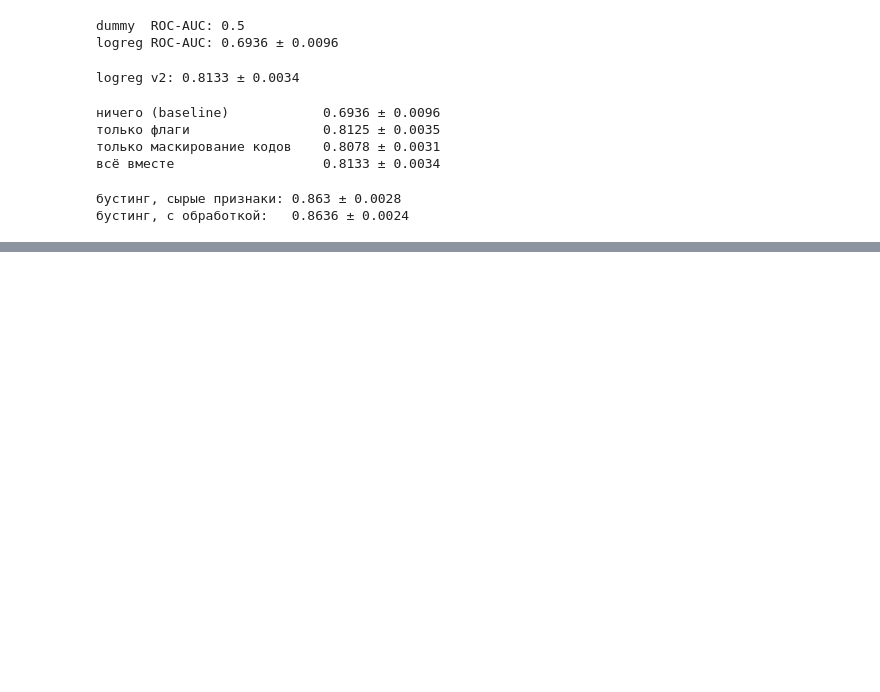
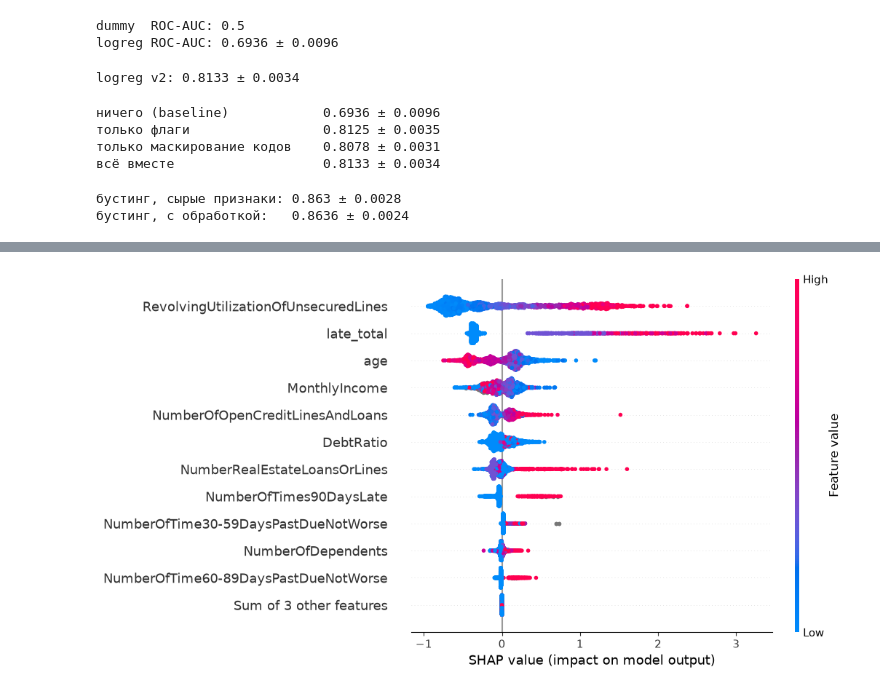
Before and after one commit to nikrasavin/credit-default-risk, a Jupyter notebook: notebooks/01.ipynb, the cells around one changed output, grey strips where cells are left out. Drawn from its saved outputs; the diff is of its cells as text; code cells hidden in the pictures; blank space fills up the shorter version.

```diff
--- a/notebooks/01.ipynb
+++ b/notebooks/01.ipynb
@@ -291,0 +432,15 @@ print("бустинг, с обработкой:  ", s_v2.mean().round(4), "±",
+# %%
+import shap
+
+pre = model.named_steps["features"]
+clf = model.named_steps["model"]
+
+X_val_tr = pre.transform(X_val)       # признаки в том виде, в каком их видит модель
+background = X_val_tr.sample(500, random_state=42)
+
+explainer = shap.TreeExplainer(clf)
+sv = explainer(X_val_tr.iloc[:2000])
+
+shap.plots.beeswarm(sv, max_display=12)
+# %% [output]
+[figure, added]
```
Also changed, not shown: parts of 10 cells of this notebook, 8 other files.
